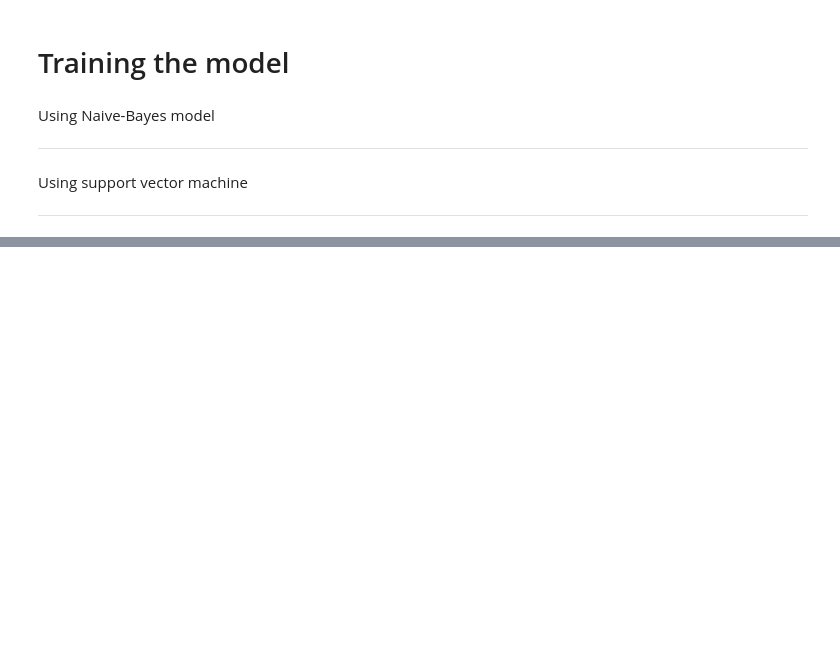
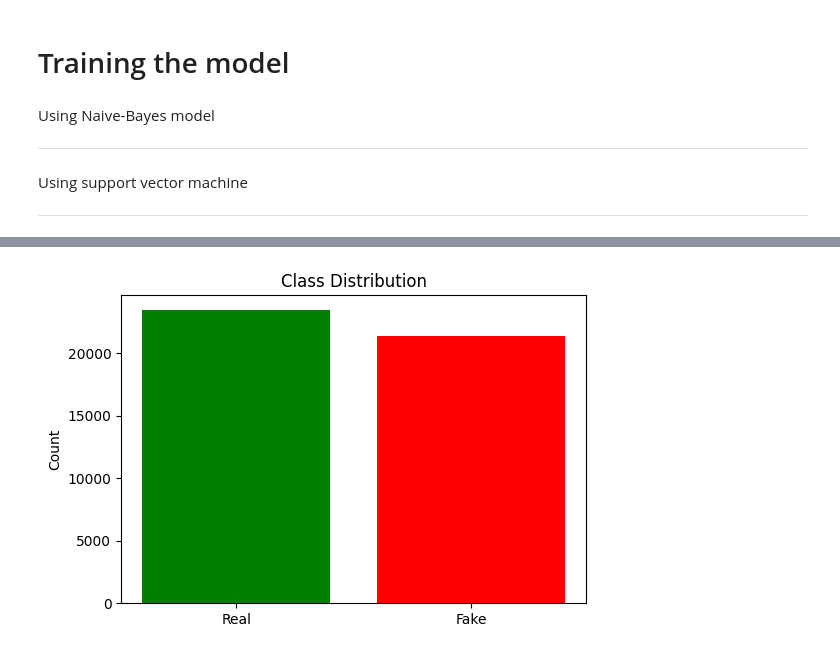
Before and after one commit to gaixen/BCS_recruitment, a Jupyter notebook: VeritasVigil: The truth Watchman/demo_solution.ipynb, the cells around one changed output, grey strips where cells are left out. Cells and saved outputs as stored; diff of their text form; code cells hidden in the pictures; blank space fills up the shorter version.

```diff
--- a/VeritasVigil: The truth Watchman/demo_solution.ipynb
+++ b/VeritasVigil: The truth Watchman/demo_solution.ipynb
@@ -431,0 +500,15 @@ y_pred_svm=svm.predict(X_test)
+# %%
+def plot_class_distribution(labels, label_names=['Real', 'Fake']):
+    from collections import Counter
+    count = Counter(labels)
+    keys = [label_names[k] for k in sorted(count)]
+    values = [count[k] for k in sorted(count)]
+
+    plt.figure(figsize=(6, 4))
+    plt.bar(keys, values, color=['green', 'red'])
+    plt.title('Class Distribution')
+    plt.ylabel('Count')
+    plt.show()
+plot_class_distribution(y)
+# %% [output]
+[figure, added]
```
Also changed, not shown: parts of 12 cells of this notebook.
